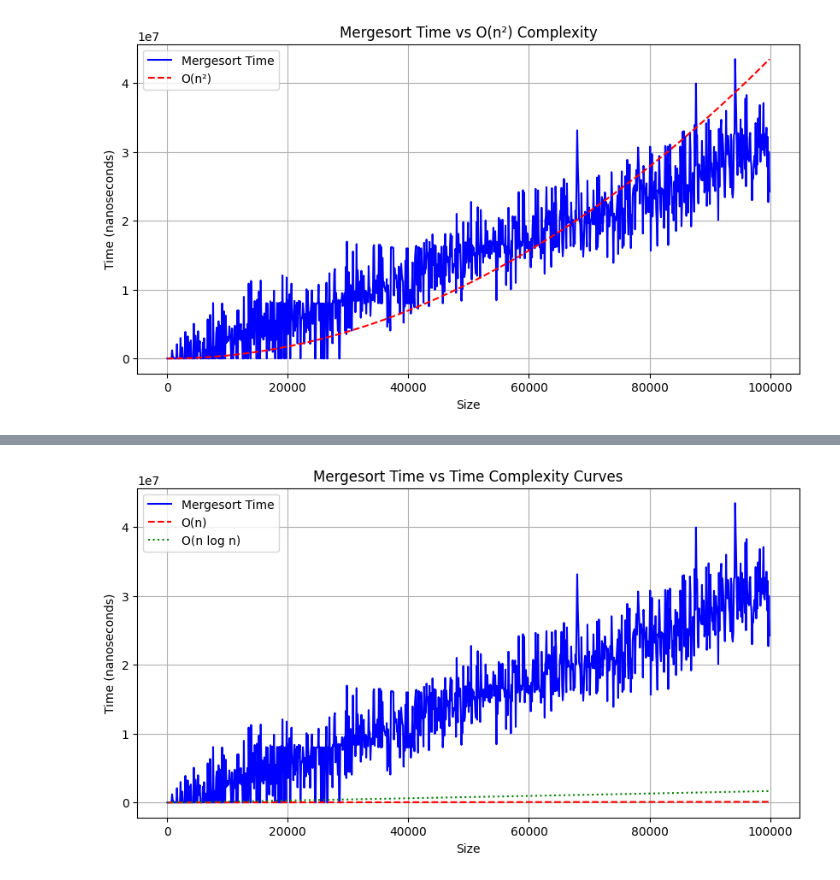
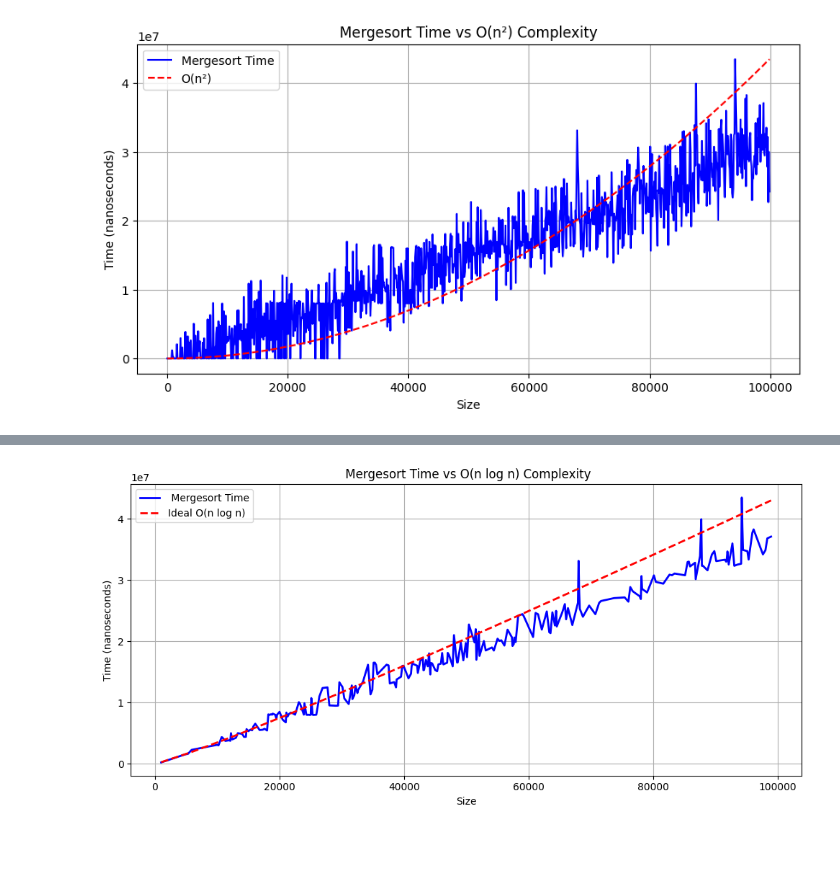
Before and after one commit to PrashantChoudhary13579/ADA, a Jupyter notebook: Jan_30/Merge-Sort/merge.ipynb, the cells around one changed output, grey strips where cells are left out. Drawn from its saved outputs; the diff is of its cells as text; code cells hidden in the pictures; blank space fills up the shorter version.

```diff
--- a/Jan_30/Merge-Sort/merge.ipynb
+++ b/Jan_30/Merge-Sort/merge.ipynb
@@ -82,41 +110,44 @@ plt.show()
 # %%
 import pandas as pd
 import matplotlib.pyplot as plt
 import numpy as np
 
+# Load data
 df = pd.read_csv("MergeData.csv")
 
-size = df["Size"]
-time1 = df["Time (ns)"]
-# time1 - mergesort time
-# time2 - n
-# time3 - n log n
+# Extract size and actual Mergesort time
+size = df["Size"].to_numpy()
+time1 = df["Time (ns)"].to_numpy()  # Mergesort actual timings
 
-# O(n) time complexity
-time2 = np.array(size)
-# time2 = time2 * (time1.max() / time2.max())
+# Calculate O(n log n) theoretical values
+time2 = size * np.log2(size)
 
-# O(n log n) time complexity
-time3 = size * np.log2(size)
-# time3 = time3 * (time1.max() / time3.max())
+# Normalize theoretical to actual scale for comparison
+time2 = time2 * (time1.max() / time2.max())
 
+# Calculate relative error
+relative_error = np.abs(time1 - time2) / time2
+
+# Filter: keep only points where relative error < 20%
+threshold = 0.20
+mask = relative_error < threshold
+
+filtered_size = size[mask]
+filtered_time1 = time1[mask]
+filtered_time2 = time2[mask]
+
+# Plotting
 plt.figure(figsize=(10, 5))
 
-# Plotting Mergesort
-plt.plot(size, time1, label="Mergesort Time", color="b")
-
-# Plotting O(n) Curve
-plt.plot(size, time2, label="O(n)", color="r", linestyle="dashed")
-
-# Plotting O(n log n) Curve
-plt.plot(size, time3, label="O(n log n)", color="g", linestyle="dotted")
+plt.plot(filtered_size, filtered_time1, label=" Mergesort Time", color="b", linewidth=2)
+plt.plot(filtered_size, filtered_time2, label="Ideal O(n log n)", color="r", linestyle="dashed", linewidth=2)
 
 plt.xlabel("Size")
 plt.ylabel("Time (nanoseconds)")
-plt.title("Mergesort Time vs Time Complexity Curves")
+plt.title(" Mergesort Time vs O(n log n) Complexity")
 plt.legend()
 plt.grid(True)
-
+plt.tight_layout()
 plt.show()
 # %% [output]
-[figure, old version]
+[figure, new version]
```
Also changed, not shown: parts of 3 cells of this notebook, 4 other files.
